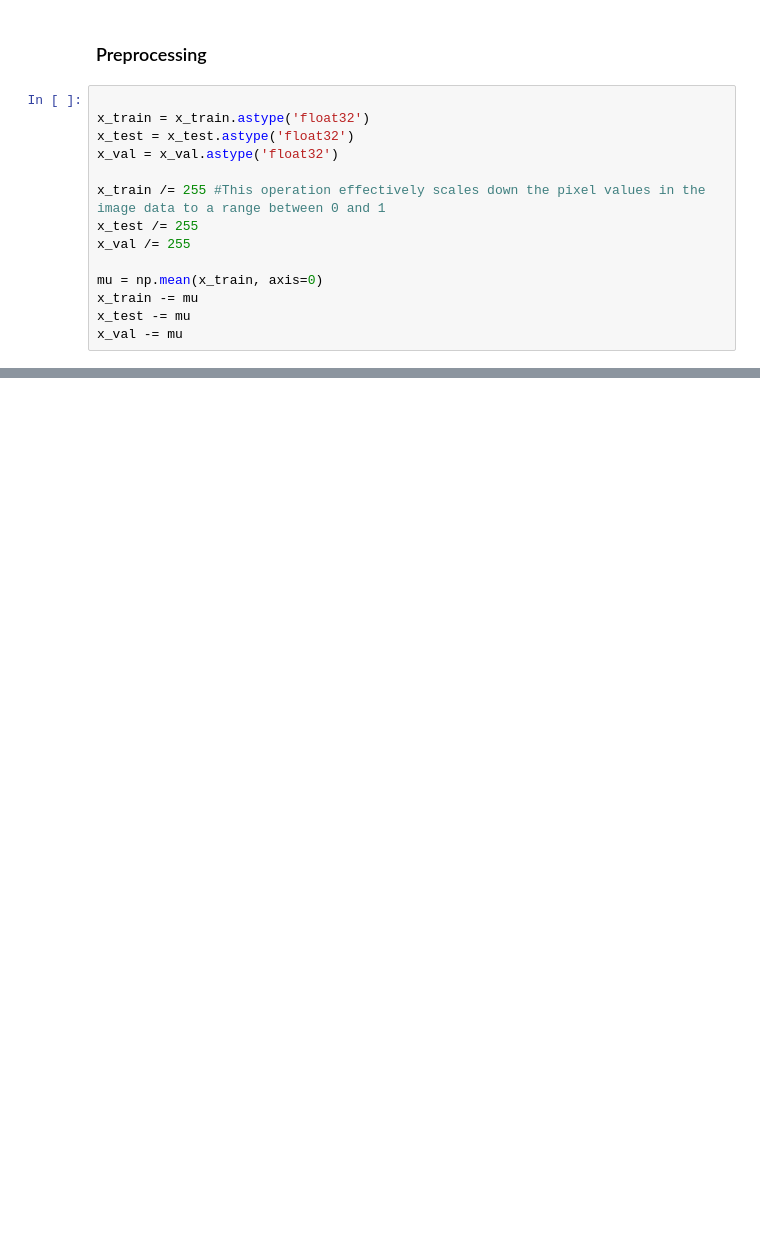
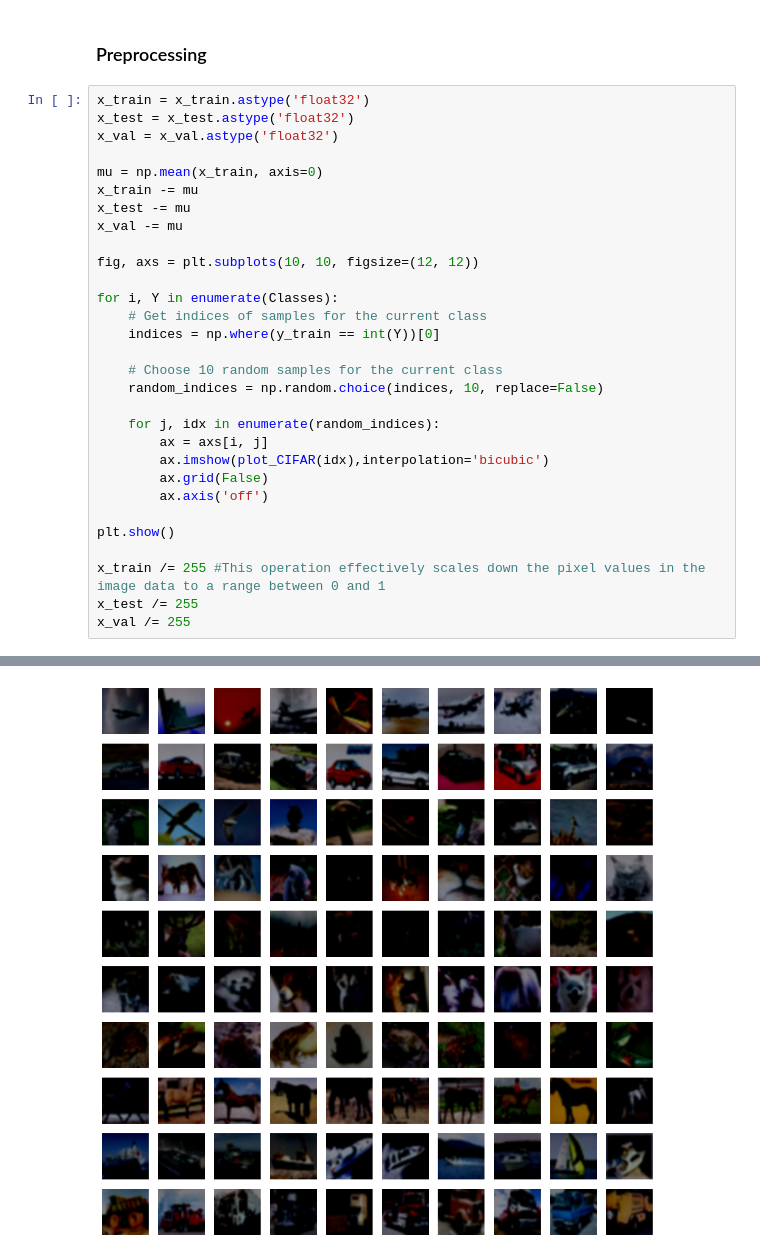
Before and after one commit to MORTAZAD66/ML_Practice, a Jupyter notebook: NN/CIFAR.ipynb, the cells around one changed output, grey strips where cells are left out. Saved outputs shown, nothing was run; the diff lists cells and outputs as text; blank space fills up the shorter version.

```diff
--- a/NN/CIFAR.ipynb
+++ b/NN/CIFAR.ipynb
@@ -111,16 +114,33 @@ plt.show()
 # %% [markdown]
 ### Preprocessing
-# %%
-
-x_train = x_train.astype('float32')
-x_test = x_test.astype('float32')
-x_val = x_val.astype('float32')
-
-x_train /= 255 #This operation effectively scales down the pixel values in the image data to a range between 0 and 1
-x_test /= 255
-x_val /= 255
-
-mu = np.mean(x_train, axis=0)
-x_train -= mu
-x_test -= mu
-x_val -= mu
+# %%
+x_train = x_train.astype('float32')
+x_test = x_test.astype('float32')
+x_val = x_val.astype('float32')
+
+mu = np.mean(x_train, axis=0)
+x_train -= mu
+x_test -= mu
+x_val -= mu
+
+fig, axs = plt.subplots(10, 10, figsize=(12, 12))
+
+for i, Y in enumerate(Classes):
+    # Get indices of samples for the current class
+    indices = np.where(y_train == int(Y))[0]
+
+    # Choose 10 random samples for the current class
+    random_indices = np.random.choice(indices, 10, replace=False)
+
+    for j, idx in enumerate(random_indices):
+        ax = axs[i, j]
+        ax.imshow(plot_CIFAR(idx),interpolation='bicubic')
+        ax.grid(False)
+        ax.axis('off')
+
+plt.show()
+
+x_train /= 255 #This operation effectively scales down the pixel values in the image data to a range between 0 and 1
+x_test /= 255
+x_val /= 255
+# %% [output]
@@ -126,0 +164 @@ x_val -= mu
+[figure, added]
```
Also changed, not shown: parts of 7 cells of this notebook, 24 other files.
